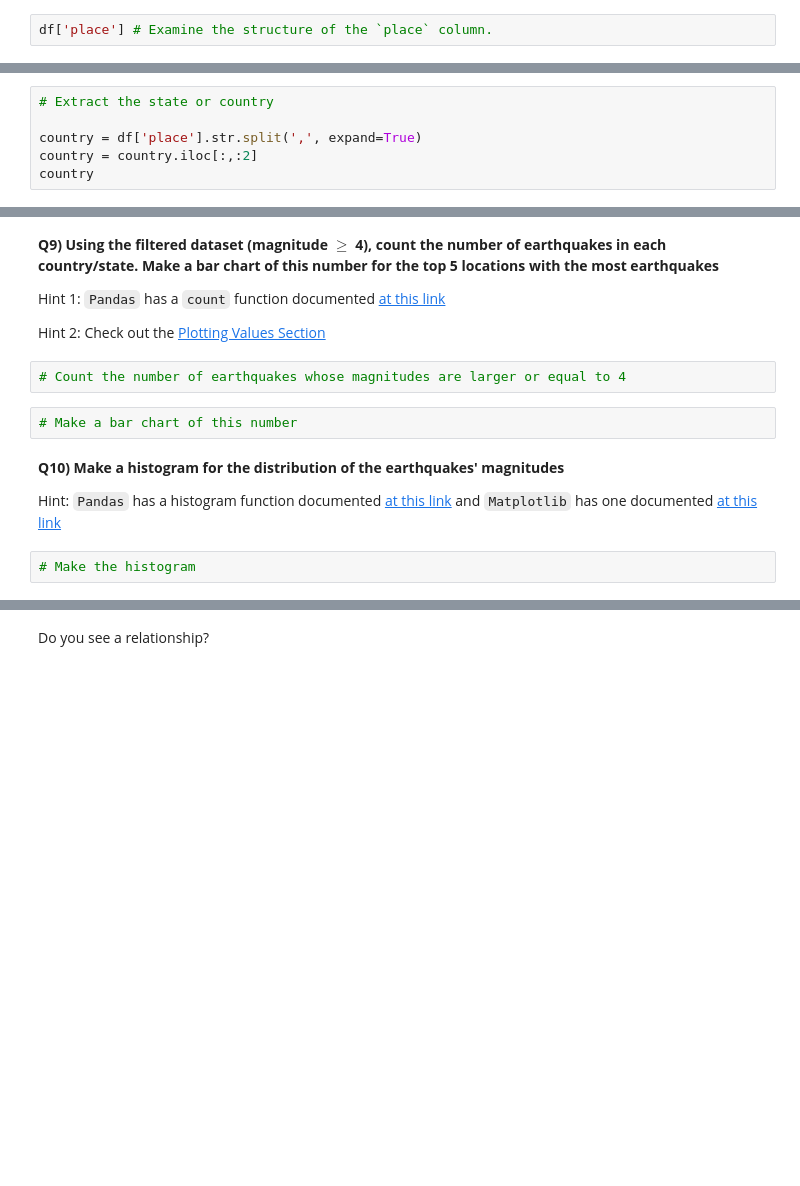
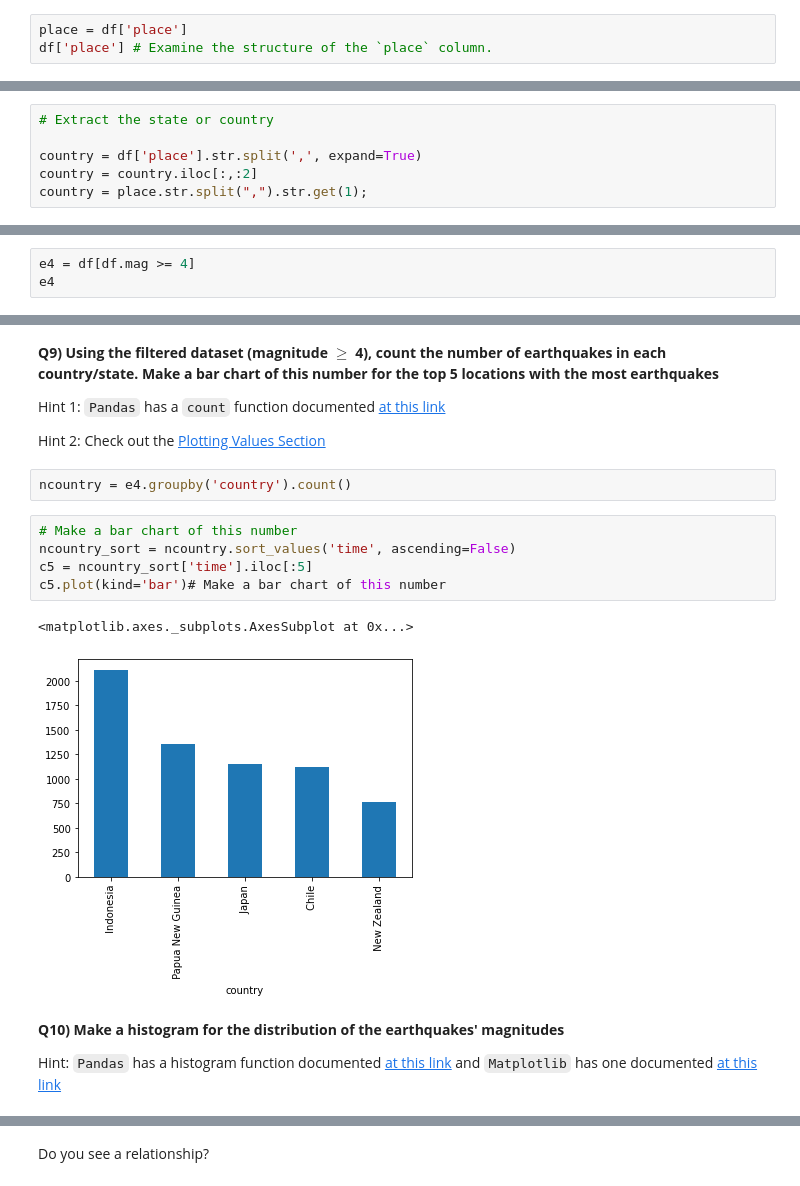
Before and after one commit to DuaneHsa/2022_ML_Earth_Env_Sci, a Jupyter notebook: S1_4_Pandas_reno.ipynb, the cells around one changed output, grey strips where cells are left out. Saved outputs shown, nothing was run; the diff lists cells and outputs as text; blank space fills up the shorter version.

```diff
--- a/S1_4_Pandas_reno.ipynb
+++ b/S1_4_Pandas_reno.ipynb
@@ -689,6 +887,7 @@ df.nlargest(20, 'mag', keep='first') # Use `nlargest`
 | usc000rr6a | 2014-07-07 11:23:54.780 | 14.724 | -92.4614 | 53.00 | 6.9 | mww | NaN | 51.0 | 0.263 | 1.38 | us | ... |
 | usb000rzki | 2014-08-03 00:22:03.680 | 0.8295 | 146.1688 | 13.00 | 6.9 | mww | NaN | 12.0 | 6.393 | 0.93 | us | ... |
 # %%
+place = df['place']
 df['place'] # Examine the structure of the `place` column.
 # %% [output]
 id
@@ -717,4 +916,4 @@ Hint 2: The [DataFrame section](#DataFrame) has helpful information
 
 country = df['place'].str.split(',', expand=True)
 country = country.iloc[:,:2]
-country
+country = place.str.split(",").str.get(1);
@@ -779,0 +951,3 @@ Hint: Check out the ["Merging Data" Section](#Merging_Data)
+# %%
+e4 = df[df.mag >= 4]
+e4
@@ -783,13 +972,17 @@ Hint: Check out the ["Merging Data" Section](#Merging_Data)
 Hint 1: `Pandas` has a `count` function documented [at this link](https://pandas.pydata.org/docs/reference/api/pandas.DataFrame.count.html)
 
 Hint 2: Check out the [Plotting Values Section](#Plotting_Values)
-# %%
-# Count the number of earthquakes whose magnitudes are larger or equal to 4
-# %%
-# Make a bar chart of this number
+# %%
+ncountry = e4.groupby('country').count()
+# %%
+# Make a bar chart of this number
+ncountry_sort = ncountry.sort_values('time', ascending=False)
+c5 = ncountry_sort['time'].iloc[:5]
+c5.plot(kind='bar')# Make a bar chart of this number
+# %% [output]
+<matplotlib.axes._subplots.AxesSubplot at 0x...>
+[figure, added]
 # %% [markdown]
 **Q10) Make a histogram for the distribution of the earthquakes' magnitudes**
 
 Hint: `Pandas` has a histogram function documented [at this link](https://pandas.pydata.org/pandas-docs/version/0.23/generated/pandas.DataFrame.hist.html) and `Matplotlib` has one documented [at this link](https://matplotlib.org/api/_as_gen/matplotlib.pyplot.hist.html)
-# %%
-# Make the histogram
```
Also changed, not shown: parts of 47 cells of this notebook.
